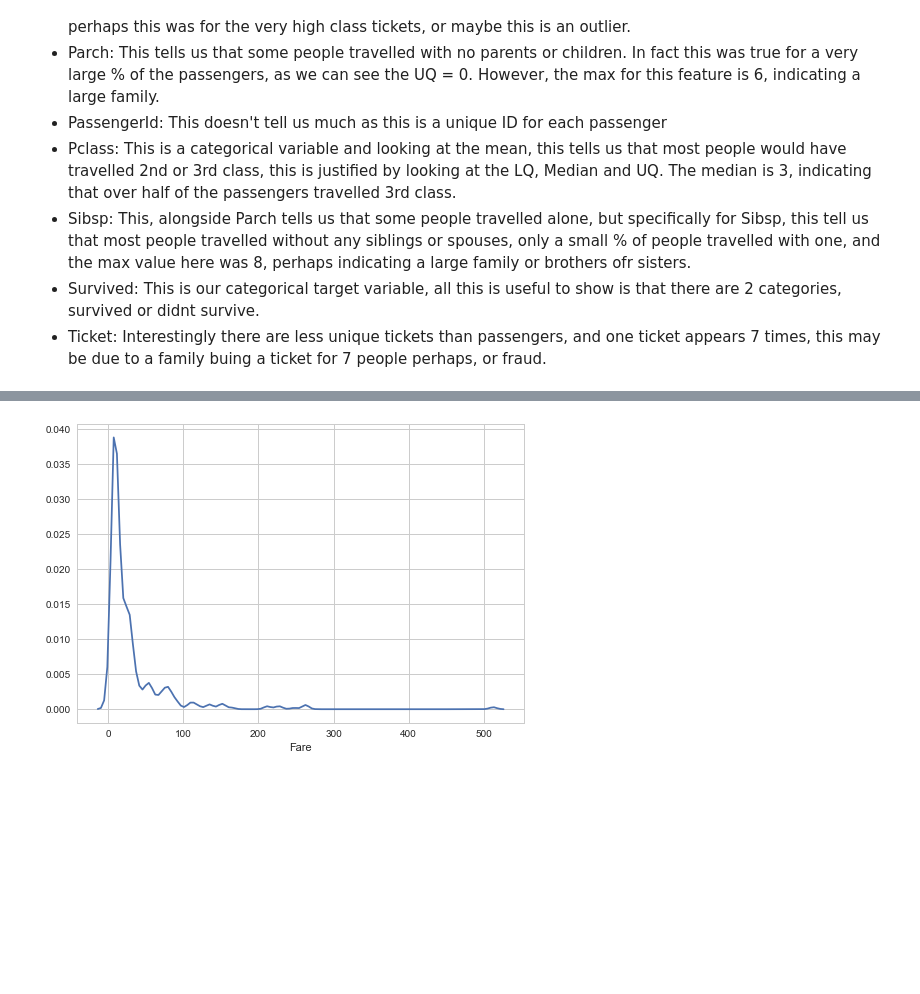
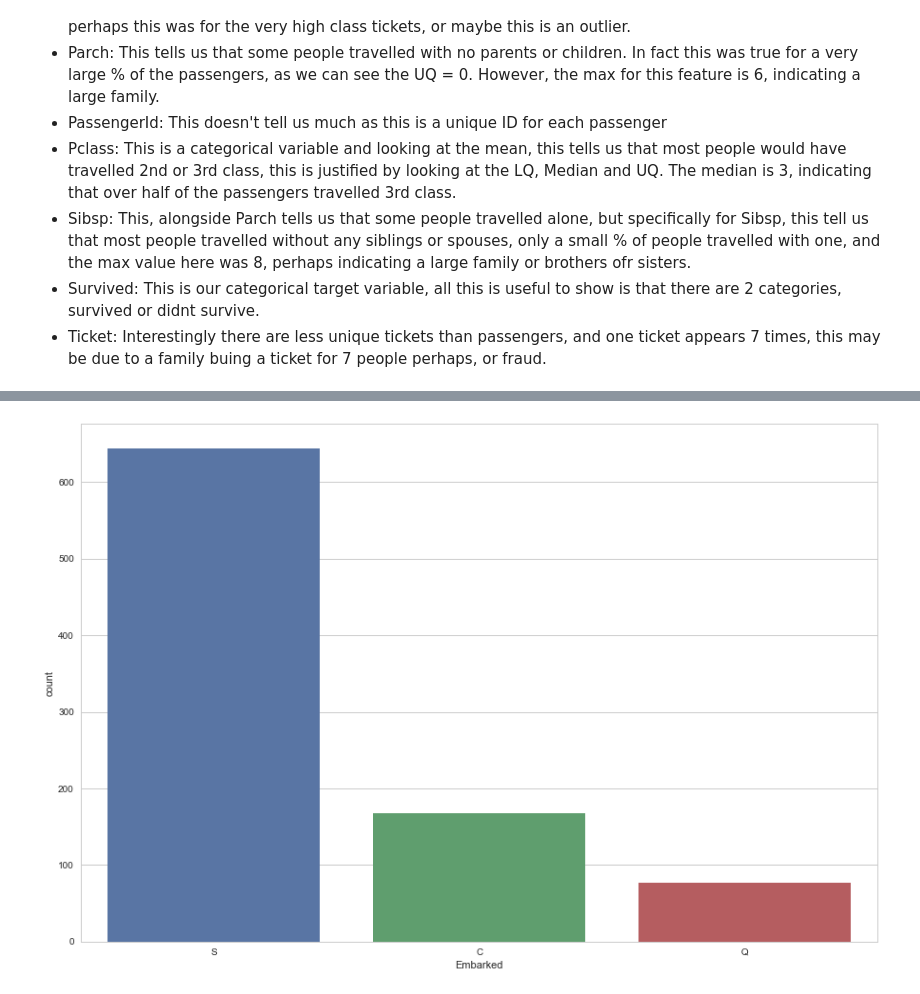
Before and after one commit to agodwinp/Titanic, a Jupyter notebook: Titanic - Machine Learning from Disaster.ipynb, the cells around one changed output, grey strips where cells are left out. Saved outputs shown, nothing was run; the diff lists cells and outputs as text; code cells hidden in the pictures; blank space fills up the shorter version.

```diff
--- a/Titanic - Machine Learning from Disaster.ipynb
+++ b/Titanic - Machine Learning from Disaster.ipynb
@@ -202,5 +188,5 @@ test.describe(include='all')
-# %%
-x = train['Fare']
-fdistr = sns.distplot(x, hist=False)
-# %% [output]
-[figure, removed]
+# %%
+plt.subplots(figsize =(15, 10))
+sns.countplot(x="Embarked", data=train);
+# %% [output]
+[figure, added]
```
Also changed, not shown: parts of 21 cells of this notebook.
